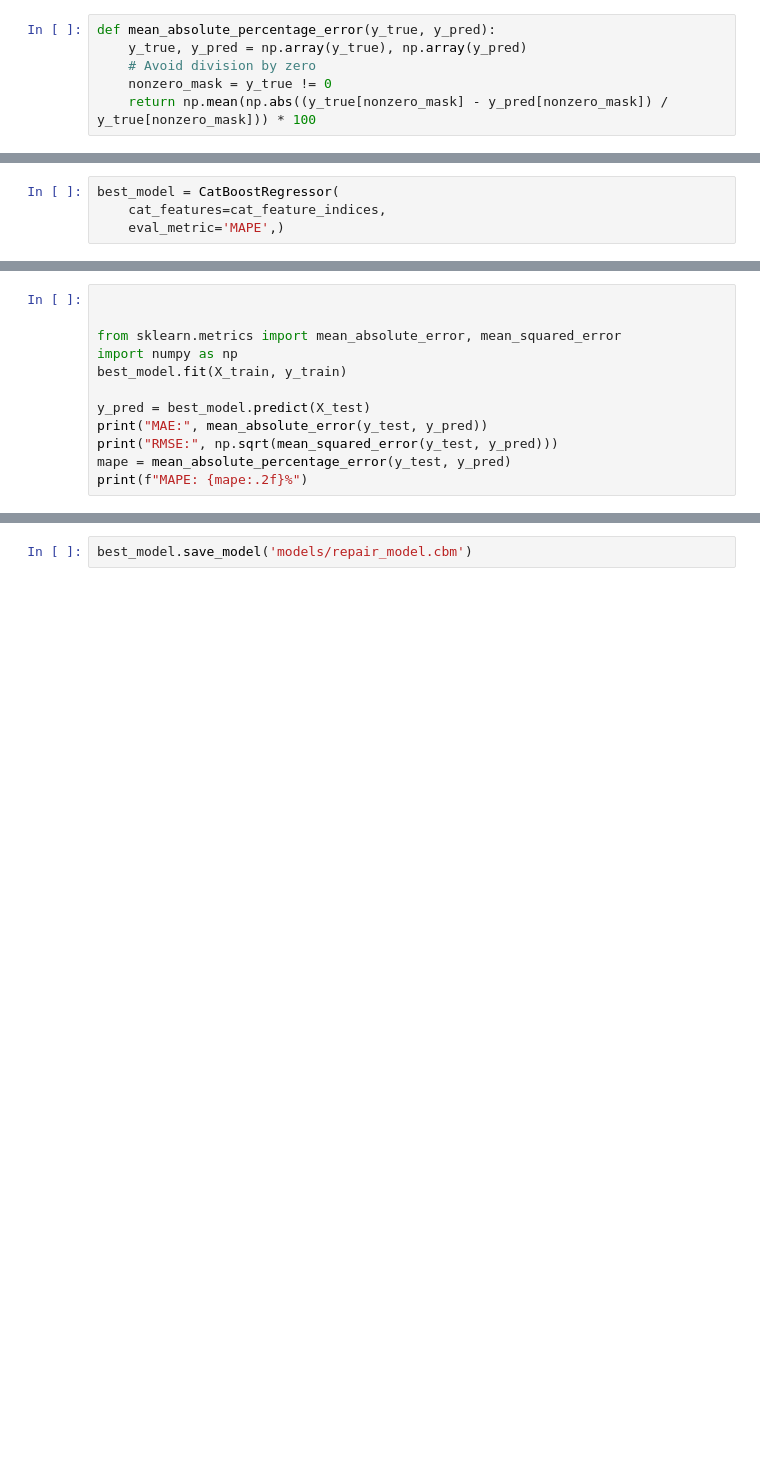
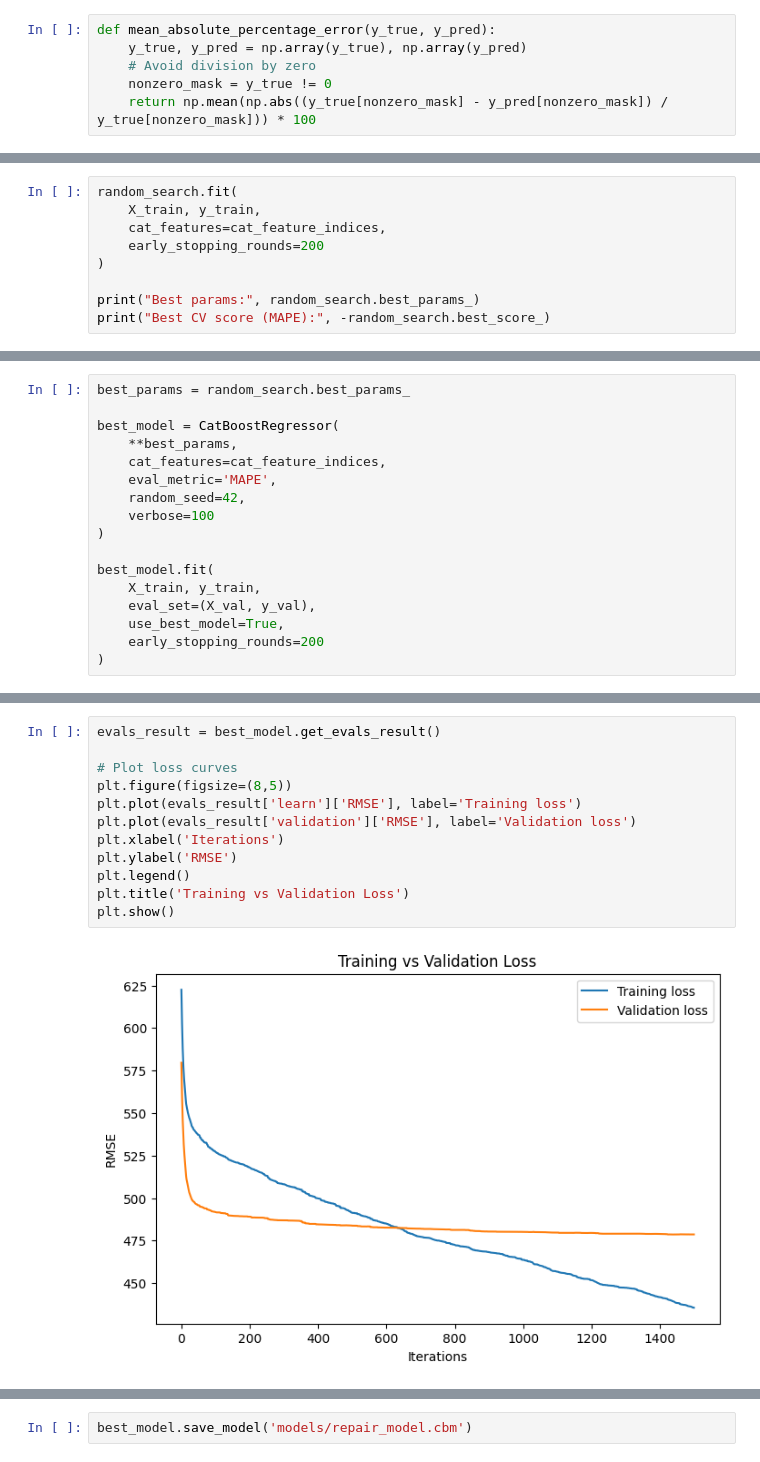
Before and after one commit to tdela12/CAPSTONE_T316, a Jupyter notebook: train_model_repair.ipynb, the cells around one changed output, grey strips where cells are left out. Cells and saved outputs as stored; diff of their text form; blank space fills up the shorter version.

Commit message:
Repair model added

```diff
--- a/train_model_repair.ipynb
+++ b/train_model_repair.ipynb
@@ -70,4 +84,9 @@ print("Best score:", -random_search.best_score_)
 # %%
-best_model = CatBoostRegressor(
+random_search.fit(
+    X_train, y_train,
     cat_features=cat_feature_indices,
-    eval_metric='MAPE',)
+    early_stopping_rounds=200
+)
+
+print("Best params:", random_search.best_params_)
+print("Best CV score (MAPE):", -random_search.best_score_)
@@ -74,12 +205,17 @@ best_model = CatBoostRegressor(
 # %%
+best_params = random_search.best_params_
 
+best_model = CatBoostRegressor(
+    **best_params,
+    cat_features=cat_feature_indices,
+    eval_metric='MAPE',
+    random_seed=42,
+    verbose=100
+)
 
-from sklearn.metrics import mean_absolute_error, mean_squared_error
-import numpy as np
-best_model.fit(X_train, y_train)
-
-y_pred = best_model.predict(X_test)
-print("MAE:", mean_absolute_error(y_test, y_pred))
-print("RMSE:", np.sqrt(mean_squared_error(y_test, y_pred)))
-mape = mean_absolute_percentage_error(y_test, y_pred)
-print(f"MAPE: {mape:.2f}%")
+best_model.fit(
+    X_train, y_train,
+    eval_set=(X_val, y_val),
+    use_best_model=True,
+    early_stopping_rounds=200
+)
@@ -94,0 +251,14 @@ plt.show()
+# %%
+evals_result = best_model.get_evals_result()
+
+# Plot loss curves
+plt.figure(figsize=(8,5))
+plt.plot(evals_result['learn']['RMSE'], label='Training loss')
+plt.plot(evals_result['validation']['RMSE'], label='Validation loss')
+plt.xlabel('Iterations')
+plt.ylabel('RMSE')
+plt.legend()
+plt.title('Training vs Validation Loss')
+plt.show()
+# %% [output]
+[figure, added]
```
Also changed, not shown: parts of 14 cells of this notebook, 5 other files.
